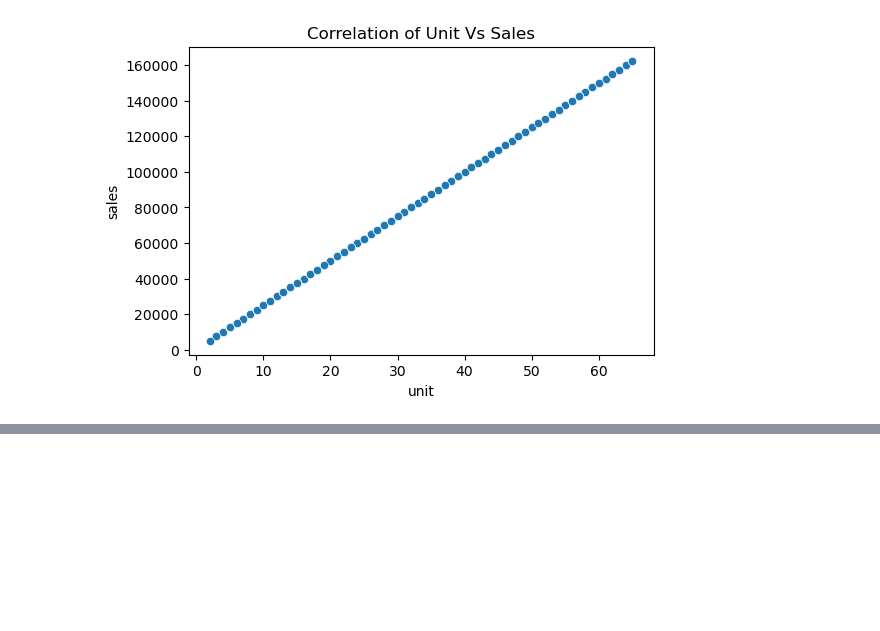
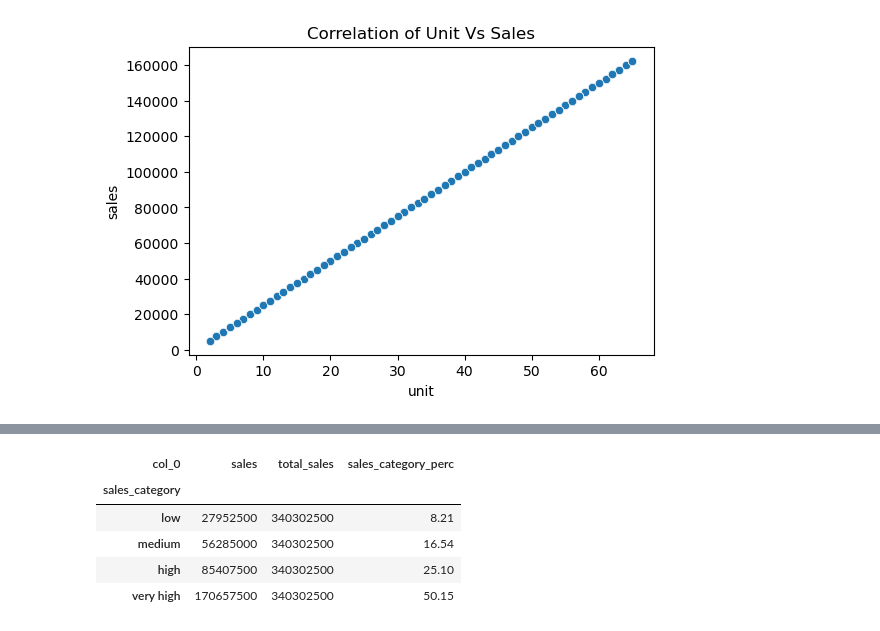
Before and after one commit to ravitejalearnings/DS_ML-Projects, a Jupyter notebook: Sales Analysis EDA/sales_analysis_assignment.ipynb, the cells around one changed output, grey strips where cells are left out. Cells and saved outputs as stored; diff of their text form; code cells hidden in the pictures; blank space fills up the shorter version.

```diff
--- a/Sales Analysis EDA/sales_analysis_assignment.ipynb
+++ b/Sales Analysis EDA/sales_analysis_assignment.ipynb
@@ -385,0 +478,9 @@ plt.show()
+# %%
+ct_sales_vs_category
+# %% [output]
+| col_0 | sales | total_sales | sales_category_perc |
+| sales_category |  |  |  |
+| low | 27952500 | 340302500 | 8.21 |
+| medium | 56285000 | 340302500 | 16.54 |
+| high | 85407500 | 340302500 | 25.10 |
+| very high | 170657500 | 340302500 | 50.15 |
```
Also changed, not shown: parts of 43 cells of this notebook.
